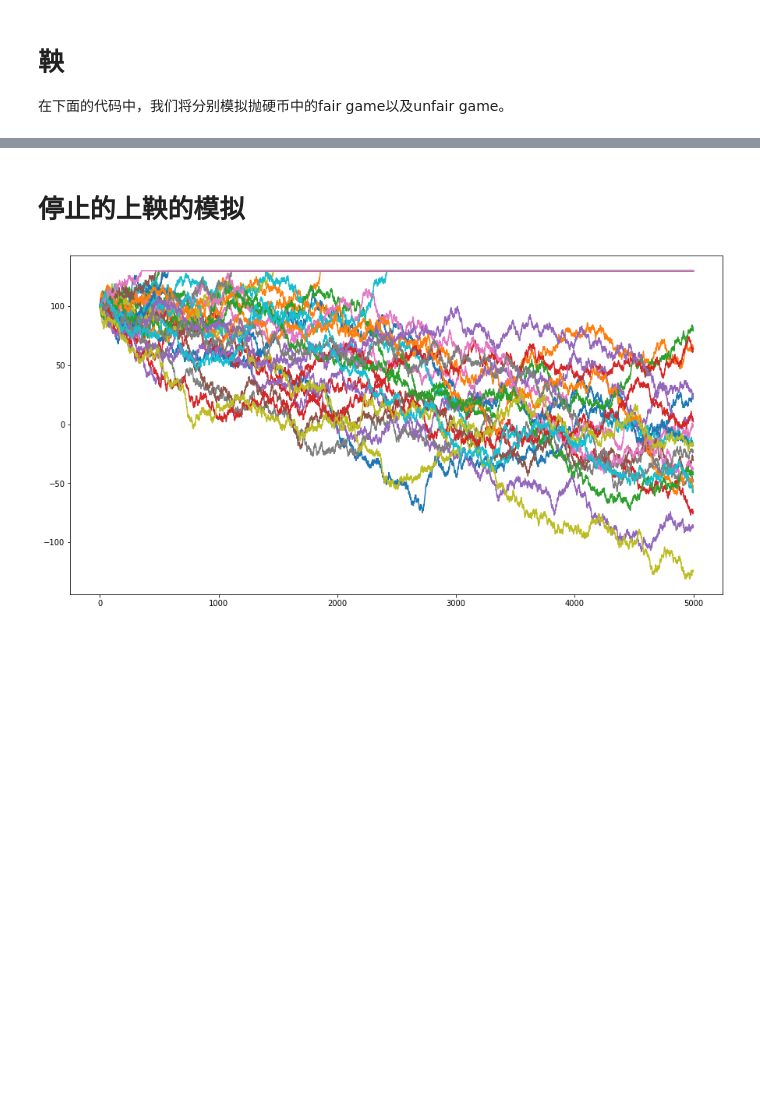
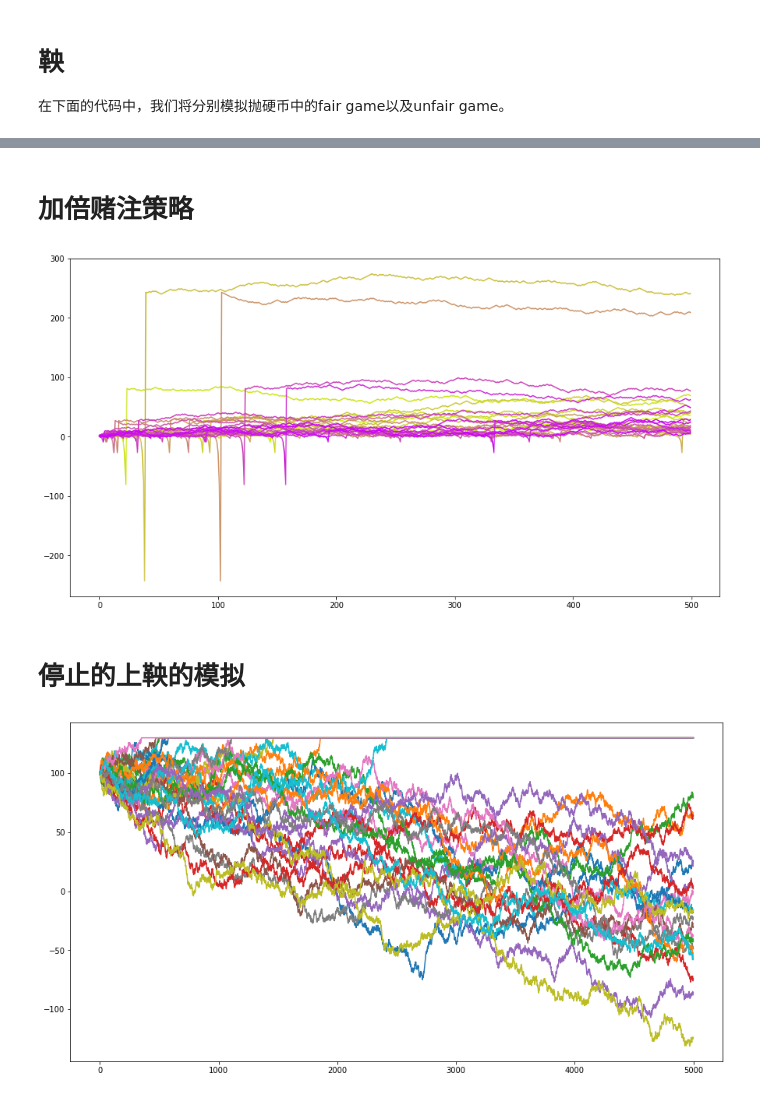
Before and after one commit to sijichun/MathStatsCode, a Jupyter notebook: notebook_python/Martingale.ipynb, the cells around one changed output, grey strips where cells are left out. Cells and saved outputs as stored; diff of their text form; code cells hidden in the pictures; blank space fills up the shorter version.

```diff
--- a/notebook_python/Martingale.ipynb
+++ b/notebook_python/Martingale.ipynb
@@ -50,3 +50,36 @@ fig.savefig("martingale_coin48.pdf")
+# %% [markdown]
+# 加倍赌注策略
+# %%
+import numpy as np
+import numpy.random as nprd
+
+T=500
+
+def gen_wealth():
+    Y=[]
+    y=1
+    for i in range(T):
+        c=(-2*y if y<0 else 1)
+        epsilon=(1 if nprd.uniform()<0.5 else -1)
+        y=y+c*epsilon
+        Y.append(y)
+    return Y
+
+import matplotlib.pyplot as plt
+%matplotlib inline
+# 设定图像大小
+plt.rcParams['figure.figsize'] = (15.0, 8.0)
+fig=plt.figure()
+N=30
+t=[t for t in range(T)]
+corlors=np.linspace(0,1,N)
+for i in range(N):
+    x=gen_wealth()
+    plt.plot(t,x,color=(0.8,1-corlors[i],corlors[i]))
+plt.show() ## 画图
+fig.savefig("martingale_betting.pdf")
+# %% [output]
+[figure, added]
 # %% [markdown]
 # 停止的上鞅的模拟
 # %%
```
Also changed, not shown: parts of 2 cells of this notebook, 1 other file.
